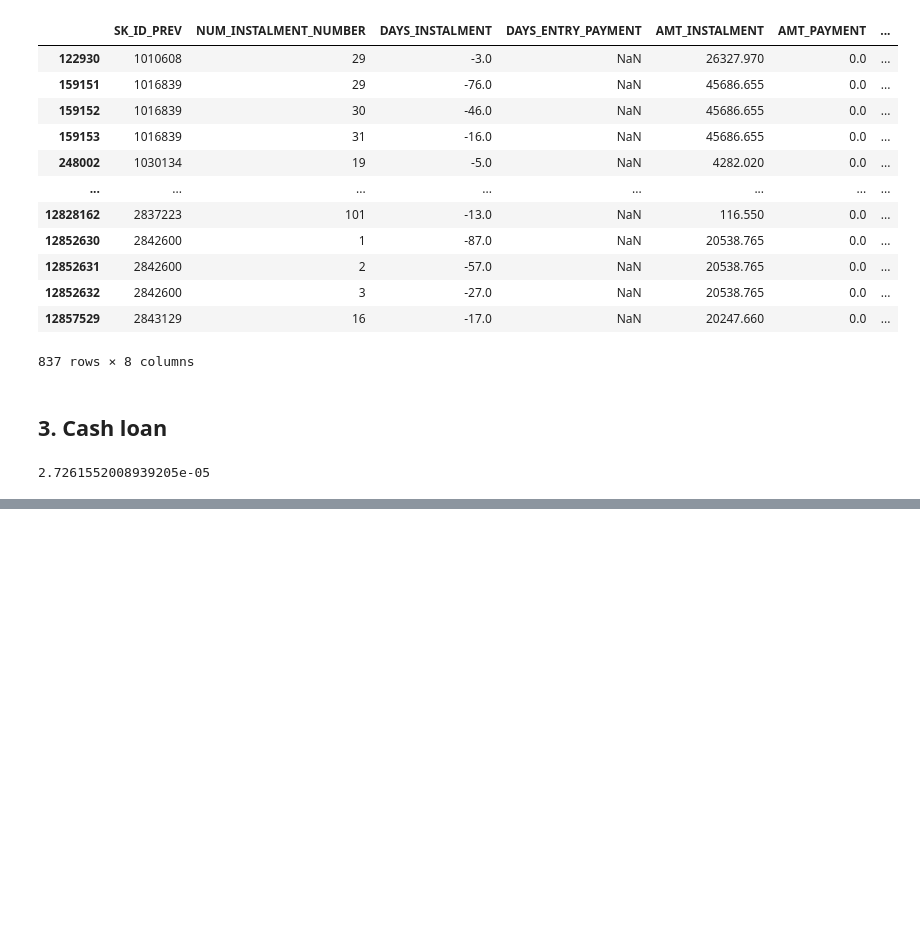
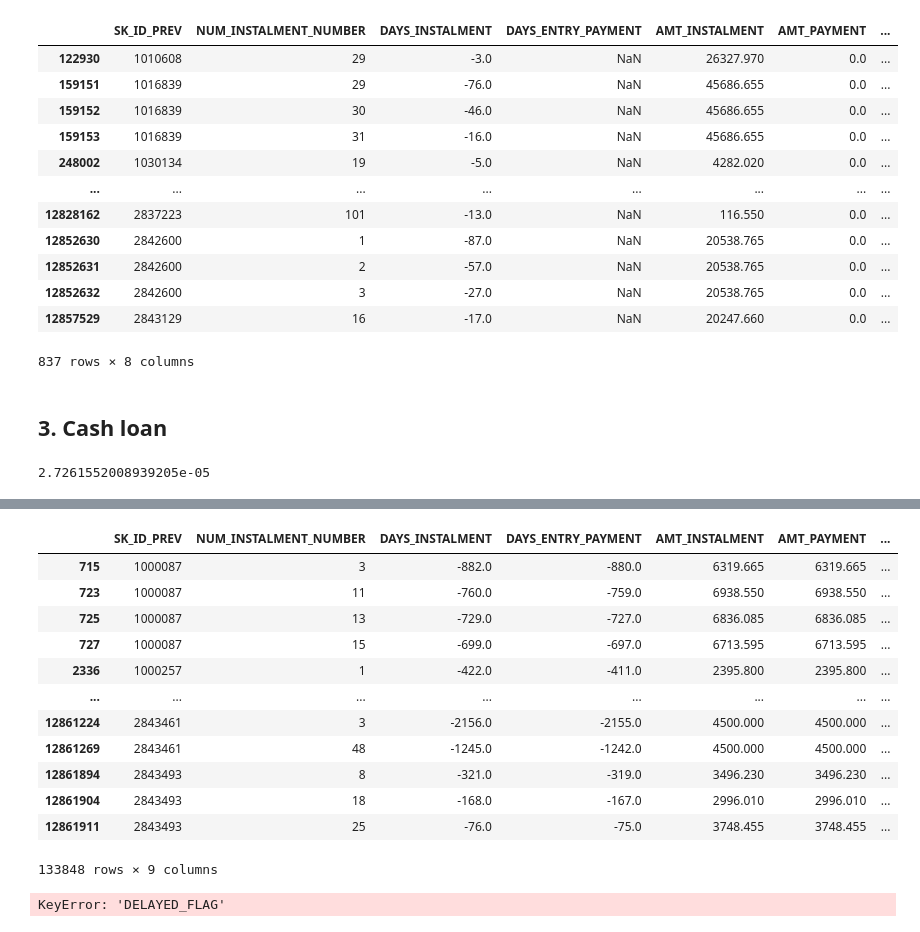
Before and after one commit to kaiwenShen/credit_default_prediction_kaggle, a Jupyter notebook: Onboarding_profit_analysis.ipynb, the cells around one changed output, grey strips where cells are left out. Cells and saved outputs as stored; diff of their text form; code cells hidden in the pictures; blank space fills up the shorter version.

```diff
--- a/Onboarding_profit_analysis.ipynb
+++ b/Onboarding_profit_analysis.ipynb
@@ -249,0 +253,16 @@ aggregated_cash_installment['LOAN_PROFIT'].hist(bins=100)
+# %%
+revolving_loan_installment[revolving_loan_installment['AMOUNT_DELAYED_PAYMENT']>0]
+# %% [output]
+|  | SK_ID_PREV | NUM_INSTALMENT_NUMBER | DAYS_INSTALMENT | DAYS_ENTRY_PAYMENT | AMT_INSTALMENT | AMT_PAYMENT | ... |
+| 715 | 1000087 | 3 | -882.0 | -880.0 | 6319.665 | 6319.665 | ... |
+| 723 | 1000087 | 11 | -760.0 | -759.0 | 6938.550 | 6938.550 | ... |
+| 725 | 1000087 | 13 | -729.0 | -727.0 | 6836.085 | 6836.085 | ... |
+| 727 | 1000087 | 15 | -699.0 | -697.0 | 6713.595 | 6713.595 | ... |
+| 2336 | 1000257 | 1 | -422.0 | -411.0 | 2395.800 | 2395.800 | ... |
+| ... | ... | ... | ... | ... | ... | ... | ... |
+| 12861224 | 2843461 | 3 | -2156.0 | -2155.0 | 4500.000 | 4500.000 | ... |
+| 12861269 | 2843461 | 48 | -1245.0 | -1242.0 | 4500.000 | 4500.000 | ... |
+| 12861894 | 2843493 | 8 | -321.0 | -319.0 | 3496.230 | 3496.230 | ... |
+| 12861904 | 2843493 | 18 | -168.0 | -167.0 | 2996.010 | 2996.010 | ... |
+| 12861911 | 2843493 | 25 | -76.0 | -75.0 | 3748.455 | 3748.455 | ... |
+133848 rows × 9 columns
@@ -249,0 +274,43 @@ aggregated_cash_installment['LOAN_PROFIT'].hist(bins=100)
+# %%
+def cal_revolving_future_loss_delayed(x):
+    if not x['DELAYED_FLAG']:
+        return 0
+    # get the slice in cash_installment
+    x_slice = revolving_loan_installment[revolving_loan_installment['SK_ID_PREV'] == x.name]
+    # get the last installment
+    avg_delayed_days = x_slice['DAYS_DIFF'][
+                       -len(x_slice) // 2:].mean()  # only consider the last half of the installment avg delay
+    avg_delayed_amount = x_slice['AMOUNT_DELAYED_PAYMENT'][
+                       -len(x_slice) // 2:].mean()
+    future_loss_every_installment = avg_delayed_amount * (
+                1 + daily_interest_rate) ** avg_delayed_days - avg_delayed_amount
+    # calculate in a perpetuity way
+    future_loss_every_installment/=monthly_interest_rate
+    # discount back to day 1
+    future_loss_every_installment/=(1+monthly_interest_rate)**x_slice['NUM_INSTALMENT_NUMBER'].max()
+    return -future_loss_every_installment
+
+def cal_revolving_past_loss_default(x):
+    if not x['DEFAULT_FLAG']:
+        return 0
+    x_slice =  revolving_loan_installment[revolving_loan_installment['SK_ID_PREV'] == x.name]
+    # discount back to npv
+    delayed_npv = x_slice['AMOUNT_DELAYED_PAYMENT']*(1+daily_interest_rate)**x_slice['DAYS_DIFF']-x_slice['AMOUNT_DELAYED_PAYMENT']
+    default_npv=x_slice['AMOUNT_NOT_PAID']/(1+monthly_interest_rate)**x_slice['NUM_INSTALMENT_NUMBER']
+    return -(delayed_npv.sum()+default_npv.sum())
+
+def cal_revolving_npv_profit(x):
+    # https://www.wallstreetprep.com/knowledge/corporate-banking-101-revolving-credit-facilities/
+    x_slice = x[x['AMOUNT_NOT_PAID']<1]
+    total_credit=previous_application[previous_application['SK_ID_PREV']==x.name]['AMT_ANNUITY']
+    upfront_fee = total_credit*0.001*(len(x_slice)//12)# 10 base point per annual
+    commitment_cal = x_slice.loc[:,['NUM_INSTALMENT_NUMBER','AMT_INSTALMENT']].copy()
+    commitment_cal['ratio']=1-commitment_cal['AMT_INSTALMENT']/total_credit
+    commitment_cal = commitment_cal[commitment_cal['ratio']]>0.2
+    commitment_fee = commitment_cal['AMT_INSTALMENT']*commitment_cal['ratio']*0.001 /(1+monthly_interest_rate)**commitment_cal['NUM_INSTALMENT_NUMBER']# 10 base point
+    return commitment_fee.sum()+upfront_fee
+aggregated_revolving_loan_installment['FUTURE_LOSS_DELAYED']=revolving_loan_installment.groupby('SK_ID_PREV').apply(cal_revolving_future_loss_delayed)
+aggregated_revolving_loan_installment['PAST_LOSS_NPV'] = revolving_loan_installment.groupby('SK_ID_PREV').apply(cal_revolving_past_loss_default)  # pass loss net present value
+aggregated_revolving_loan_installment['PAST_PROFIT_NPV']=revolving_loan_installment.groupby('SK_ID_PREV').apply(cal_revolving_npv_profit)
+# %% [output]
+KeyError: 'DELAYED_FLAG'
```
Also changed, not shown: parts of 21 cells of this notebook, 1 other file.
